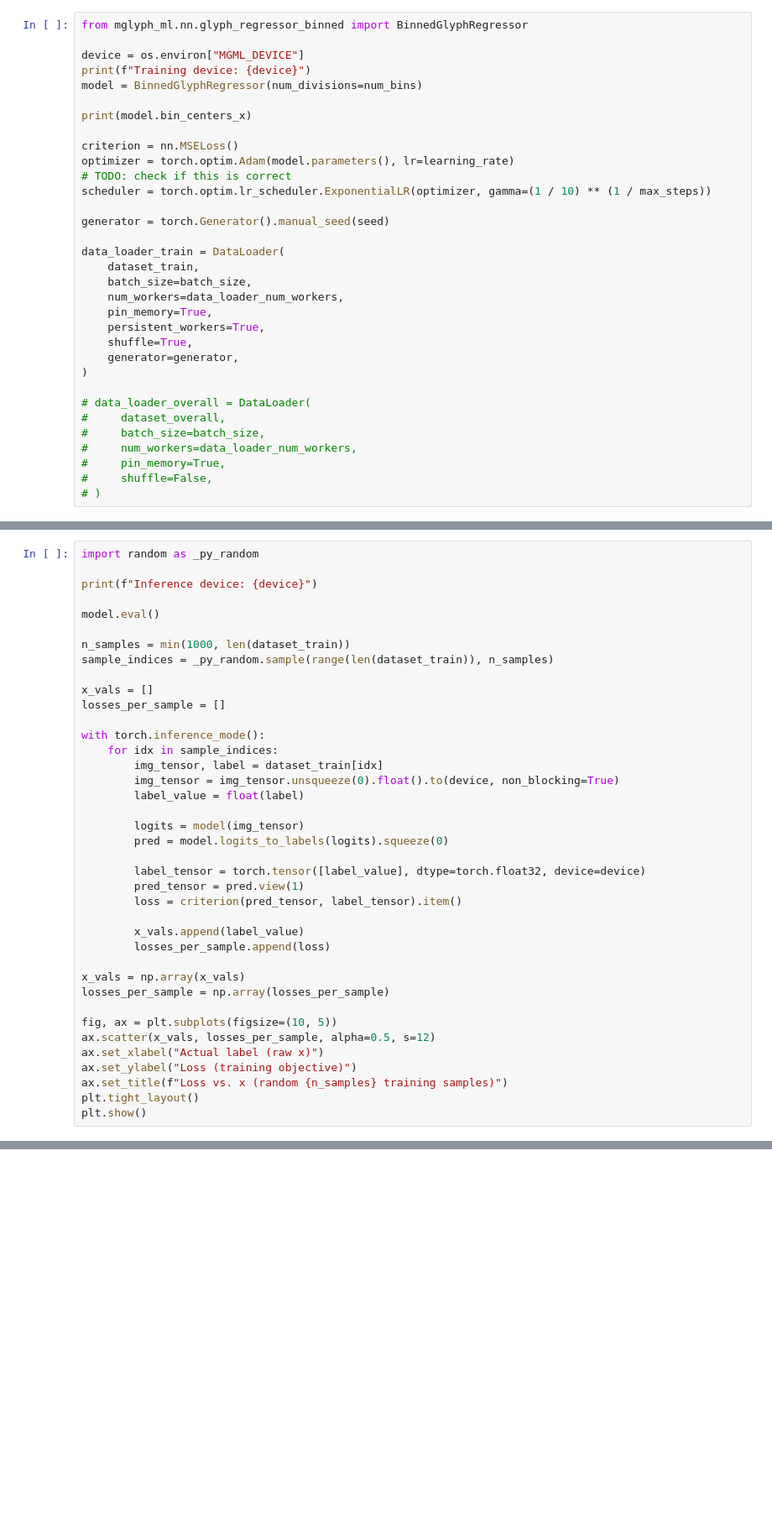
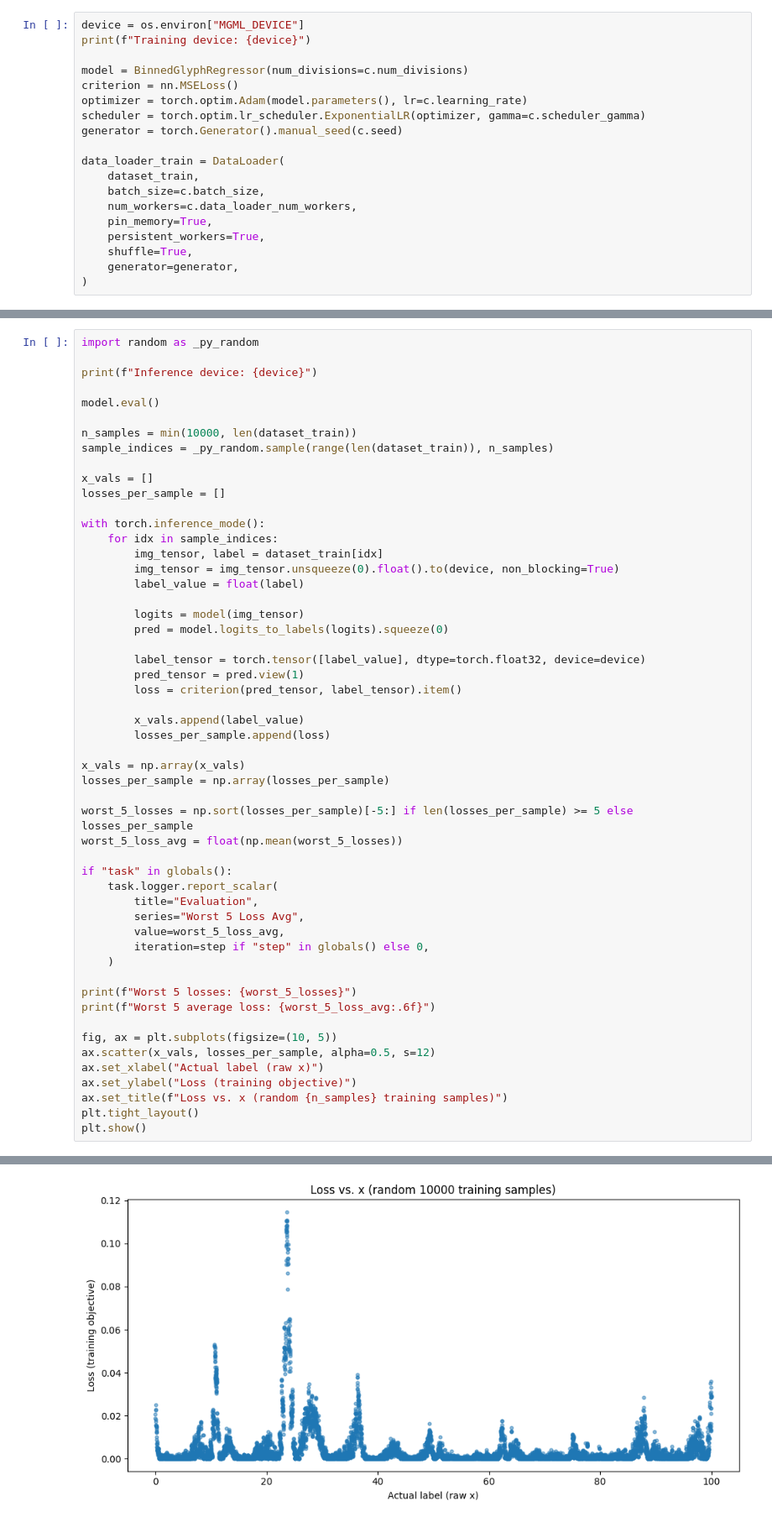
Before and after one commit to DJsushi/mglyph-ml, a Jupyter notebook: notebooks/experiment-binned.ipynb, the cells around one changed output, grey strips where cells are left out. Shown at 84% size. Drawn from its saved outputs; the diff is of its cells as text; blank space fills up the shorter version.

```diff
--- a/notebooks/experiment-binned.ipynb
+++ b/notebooks/experiment-binned.ipynb
@@ -123,33 +177,19 @@ show_datasets(dataset_train, dataset_overall)
 # %%
-from mglyph_ml.nn.glyph_regressor_binned import BinnedGlyphRegressor
-
 device = os.environ["MGML_DEVICE"]
 print(f"Training device: {device}")
-model = BinnedGlyphRegressor(num_divisions=num_bins)
 
-print(model.bin_centers_x)
-
+model = BinnedGlyphRegressor(num_divisions=c.num_divisions)
 criterion = nn.MSELoss()
-optimizer = torch.optim.Adam(model.parameters(), lr=learning_rate)
-# TODO: check if this is correct
-scheduler = torch.optim.lr_scheduler.ExponentialLR(optimizer, gamma=(1 / 10) ** (1 / max_steps))
-
-generator = torch.Generator().manual_seed(seed)
+optimizer = torch.optim.Adam(model.parameters(), lr=c.learning_rate)
+scheduler = torch.optim.lr_scheduler.ExponentialLR(optimizer, gamma=c.scheduler_gamma)
+generator = torch.Generator().manual_seed(c.seed)
 
 data_loader_train = DataLoader(
     dataset_train,
-    batch_size=batch_size,
-    num_workers=data_loader_num_workers,
+    batch_size=c.batch_size,
+    num_workers=c.data_loader_num_workers,
     pin_memory=True,
     persistent_workers=True,
     shuffle=True,
     generator=generator,
 )
-
-# data_loader_overall = DataLoader(
-#     dataset_overall,
-#     batch_size=batch_size,
-#     num_workers=data_loader_num_workers,
-#     pin_memory=True,
-#     shuffle=False,
-# )
@@ -312,7 +317,7 @@ print(f"Inference device: {device}")
 
 model.eval()
 
-n_samples = min(1000, len(dataset_train))
+n_samples = min(10000, len(dataset_train))
 sample_indices = _py_random.sample(range(len(dataset_train)), n_samples)
 
 x_vals = []
@@ -337,6 +342,20 @@ with torch.inference_mode():
 x_vals = np.array(x_vals)
 losses_per_sample = np.array(losses_per_sample)
 
+worst_5_losses = np.sort(losses_per_sample)[-5:] if len(losses_per_sample) >= 5 else losses_per_sample
+worst_5_loss_avg = float(np.mean(worst_5_losses))
+
+if "task" in globals():
+    task.logger.report_scalar(
+        title="Evaluation",
+        series="Worst 5 Loss Avg",
+        value=worst_5_loss_avg,
+        iteration=step if "step" in globals() else 0,
+    )
+
+print(f"Worst 5 losses: {worst_5_losses}")
+print(f"Worst 5 average loss: {worst_5_loss_avg:.6f}")
+
 fig, ax = plt.subplots(figsize=(10, 5))
 ax.scatter(x_vals, losses_per_sample, alpha=0.5, s=12)
 ax.set_xlabel("Actual label (raw x)")
@@ -344,3 +363,4 @@ ax.set_ylabel("Loss (training objective)")
 ax.set_title(f"Loss vs. x (random {n_samples} training samples)")
 plt.tight_layout()
 plt.show()
+# %% [output]
@@ -347,3 +370,4 @@ plt.show()
+[figure, added]
 # %%
 task.flush(wait_for_uploads=True)
 task.close()
```
Also changed, not shown: parts of 14 cells of this notebook, 1 other file.
